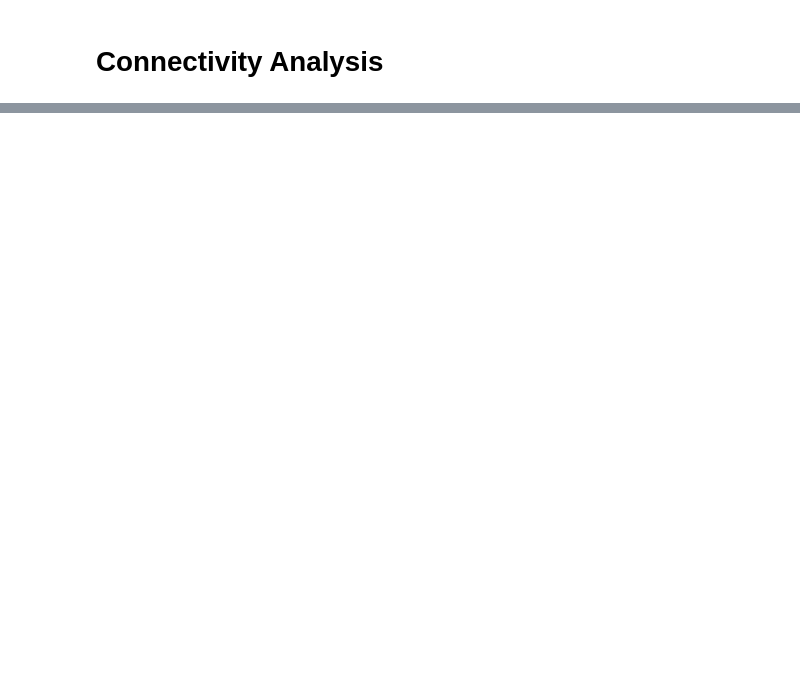
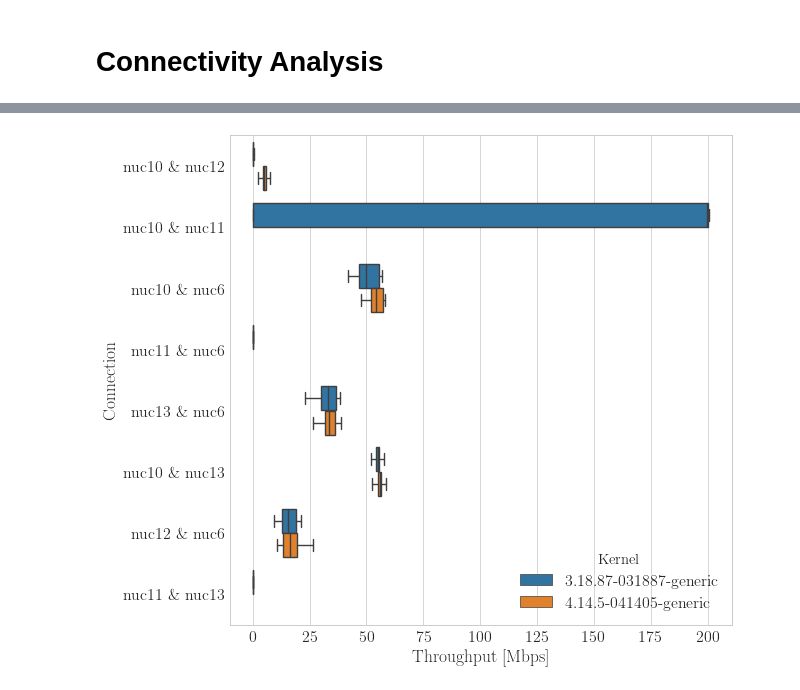
Before and after one commit to mchwalisz/walker, a Jupyter notebook: analysis/Connectivity Analysis.ipynb, the cells around one changed output, grey strips where cells are left out. Saved outputs shown, nothing was run; the diff lists cells and outputs as text; code cells hidden in the pictures; blank space fills up the shorter version.

```diff
--- a/analysis/Connectivity Analysis.ipynb
+++ b/analysis/Connectivity Analysis.ipynb
@@ -47,5 +61,21 @@ df.groupby(['kernel',  'server', 'client'])['bits_per_second'].describe()
 |  | nuc6 | nuc10 | 600.0 | 5.709528e+07 | 8.065073e+05 | 48480800.0 | 56946700.0 | 57279250.0 | 5.755082e+07 | 5.819910e+07 |
 |  |  | nuc12 | 600.0 | 1.334880e+07 | 8.629022e+05 | 10813400.0 | 12844250.0 | 13304350.0 | 1.389328e+07 | 1.599160e+07 |
 |  |  | nuc13 | 600.0 | 3.156508e+07 | 1.064644e+06 | 26673200.0 | 30935100.0 | 31719400.0 | 3.230430e+07 | 3.375260e+07 |
+# %%
+fig, ax = plt.subplots(figsize=(9,9))
+
+sns.boxplot(
+    x='Throughput [Mbps]',
+    y='Connection',
+    hue='Kernel',
+    data=df,
+    showfliers=False,
+#     split=True,
+#     cut=0,
+);
+ax.xaxis.set_major_formatter(an.bitrate_formatter)
+fig.savefig(str(results_folder / 'throughput_kernels.pdf'), transparent=False, bbox_inches='tight')
+# %% [output]
+[figure, added]
 # %%
 fig, ax = plt.subplots(figsize=(9,9))
```
Also changed, not shown: parts of 10 cells of this notebook, 3 other files.
